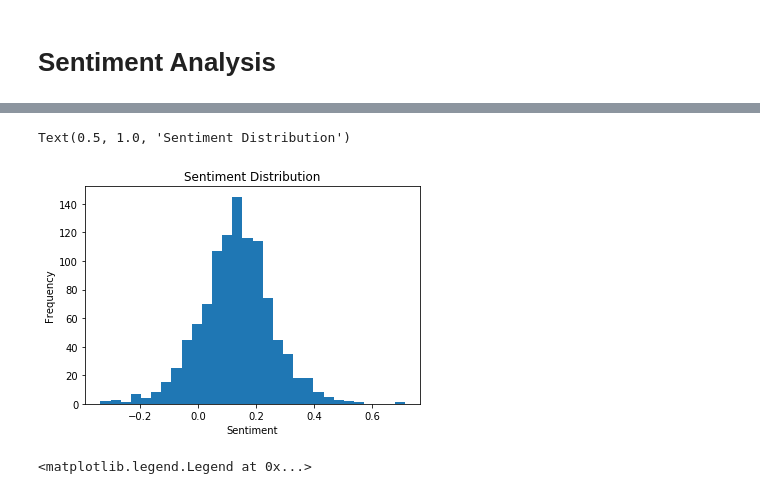
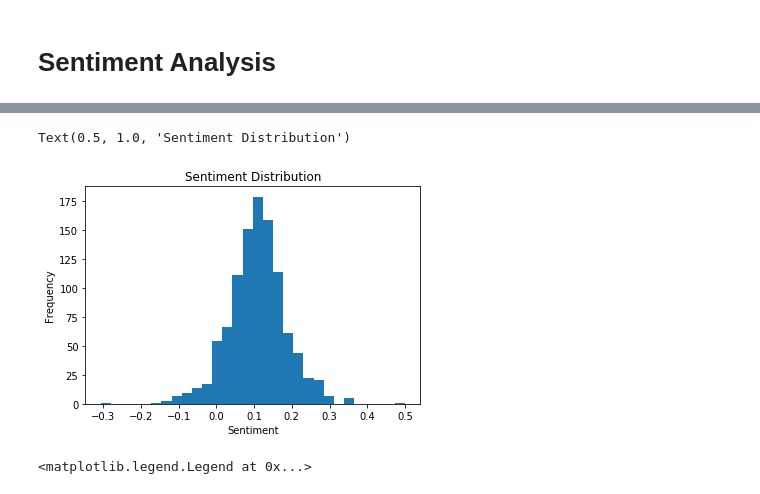
Before and after one commit to silvernine209/nlp_bitcoin_trading, a Jupyter notebook: bitcoin_trader_v2.ipynb, the cells around one changed output, grey strips where cells are left out. Cells and saved outputs as stored; diff of their text form; code cells hidden in the pictures.

```diff
--- a/bitcoin_trader_v2.ipynb
+++ b/bitcoin_trader_v2.ipynb
@@ -788,4 +692,0 @@ df_news_clean = pd.concat([df_news_clean,df_sentiment],axis=1)
-# %%
-# get daily sentiment score by getting mean of sentiments & concat it with bitcoin price data
-df_daily = df_news_clean.groupby(['date'], as_index=False).mean().copy()
-df_daily = pd.concat([df_daily,df_price[['open', 'high', 'low', 'close', 'volume', 'market_cap']]],axis=1)
@@ -813,7 +726,27 @@ df_daily
 # %%
-df_daily['percent_change_daily_open'] = (df_daily['open'].shift(1)-df_daily['open'])/df_daily['open'].shift(1)
-df_daily['percent_change_wkly_open'] = df_daily['percent_change_daily_open'].rolling(7).mean()
-df_daily['percent_change_daily_close'] = (df_daily['close'].shift(1)-df_daily['close'])/df_daily['close'].shift(1)
-df_daily['percent_change_wkly_close'] = df_daily['percent_change_daily_close'].rolling(7).mean()
-df_daily['percent_change_daily_sentiment'] = (df_daily['compound'].shift(1)-df_daily['compound'])/df_daily['compound'].shift(1)
-df_daily['percent_change_wkly_sentiment'] = df_daily['percent_change_daily_sentiment'].rolling(7).mean()
+# # Scrape Bitcoin Price Table
+# start_date = min(df_news_sentiment['date']).strftime("%Y%m%d")
+# end_date = max(df_news_sentiment['date']).strftime("%Y%m%d")
+# df_price = scrape_bitcoin_price(start_date,end_date)
+
+# # get daily sentiment score by getting mean of sentiments & concat it with bitcoin price data
+# df_daily = df_news_sentiment.groupby(['date'], as_index=False).mean().copy()
+# df_daily = pd.concat([df_daily,df_price[['open', 'high', 'low', 'close', 'volume', 'market_cap']]],axis=1)
+
+# # Generate More Features
+# df_daily['percent_change_daily_open'] = (df_daily['open'].shift(1)-df_daily['open'])/df_daily['open'].shift(1)
+# df_daily['percent_change_wkly_open'] = df_daily['percent_change_daily_open'].rolling(7).mean()
+# df_daily['percent_change_daily_close'] = (df_daily['close'].shift(1)-df_daily['close'])/df_daily['close'].shift(1)
+# df_daily['percent_change_wkly_close'] = df_daily['percent_change_daily_close'].rolling(7).mean()
+# df_daily['daily_sentiment_change'] = (df_daily['final_sentiment'].shift(1)-df_daily['final_sentiment'])#/df_daily['final_sentiment'].shift(1)
+# df_daily['wkly_sentiment_change'] = df_daily['daily_sentiment_change'].rolling(7).mean()
+# df_daily['2wk_sentiment_change'] = df_daily['daily_sentiment_change'].rolling(14).mean()
+# df_daily['3wk_sentiment_change'] = df_daily['daily_sentiment_change'].rolling(21).mean()
+
+# # Pickle df_daily
+# with open('df_daily.pkl','wb') as picklefile:
+#     pickle.dump(df_daily,picklefile)
+
+# Load df_news_clean
+with open('df_daily.pkl', 'rb') as picklefile:
+    df_daily = pickle.load(picklefile)
@@ -848,10 +753,10 @@ Text(0.5, 1.0, 'Daily Sentiment')
 # %%
 # Compound sentiment distribution
-plt.hist(daily_sentiment['compound'],bins=30)
+plt.hist(df_daily['final_sentiment'],bins=30)
 plt.xlabel('Sentiment')
 plt.ylabel('Frequency')
 plt.title('Sentiment Distribution')
 # %% [output]
 Text(0.5, 1.0, 'Sentiment Distribution')
-[figure, old version]
+[figure, new version]
 # %%
```
Also changed, not shown: parts of 53 cells of this notebook.
